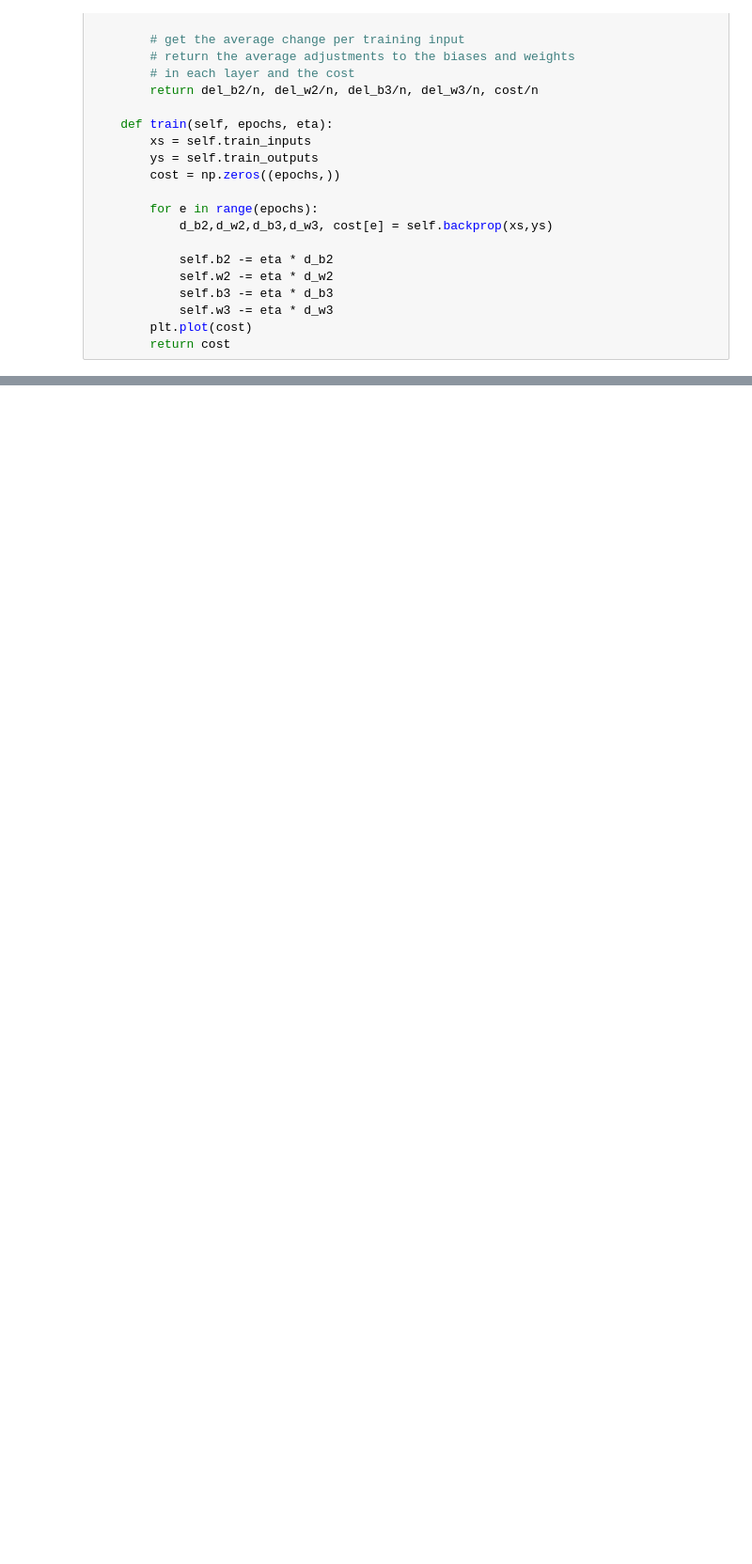
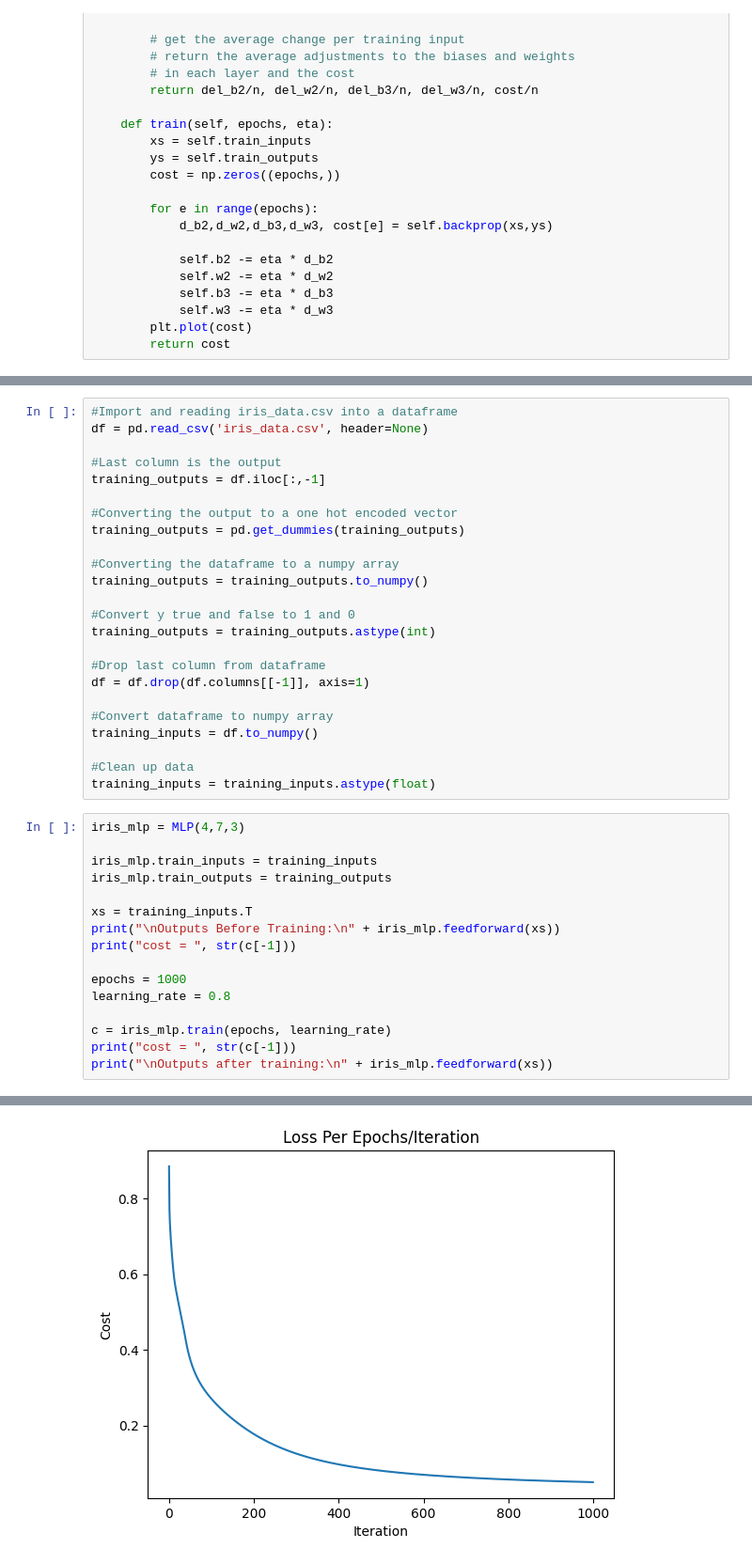
Before and after one commit to IanHipolito/AI-Assignment, a Jupyter notebook: XOR_MLP v1.ipynb, the cells around one changed output, grey strips where cells are left out. Shown at 94% size. Saved outputs shown, nothing was run; the diff lists cells and outputs as text; blank space fills up the shorter version.

```diff
--- a/XOR_MLP v1.ipynb
+++ b/XOR_MLP v1.ipynb
@@ -403,0 +408,41 @@ After Training:
+# %%
+#Import and reading iris_data.csv into a dataframe
+df = pd.read_csv('iris_data.csv', header=None)
+
+#Last column is the output
+training_outputs = df.iloc[:,-1]
+
+#Converting the output to a one hot encoded vector
+training_outputs = pd.get_dummies(training_outputs)
+
+#Converting the dataframe to a numpy array
+training_outputs = training_outputs.to_numpy()
+
+#Convert y true and false to 1 and 0
+training_outputs = training_outputs.astype(int)
+
+#Drop last column from dataframe
+df = df.drop(df.columns[[-1]], axis=1)
+
+#Convert dataframe to numpy array
+training_inputs = df.to_numpy()
+
+#Clean up data
+training_inputs = training_inputs.astype(float)
+# %%
+iris_mlp = MLP(4,7,3)
+
+iris_mlp.train_inputs = training_inputs
+iris_mlp.train_outputs = training_outputs
+
+xs = training_inputs.T
+print("\nOutputs Before Training:\n" + iris_mlp.feedforward(xs))
+print("cost = ", str(c[-1]))
+
+epochs = 1000
+learning_rate = 0.8
+
+c = iris_mlp.train(epochs, learning_rate)
+print("cost = ", str(c[-1]))
+print("\nOutputs after training:\n" + iris_mlp.feedforward(xs))
+# %% [output]
@@ -403,0 +466 @@ After Training:
+[figure, added]
```
Also changed, not shown: parts of 9 cells of this notebook, 1 other file.
